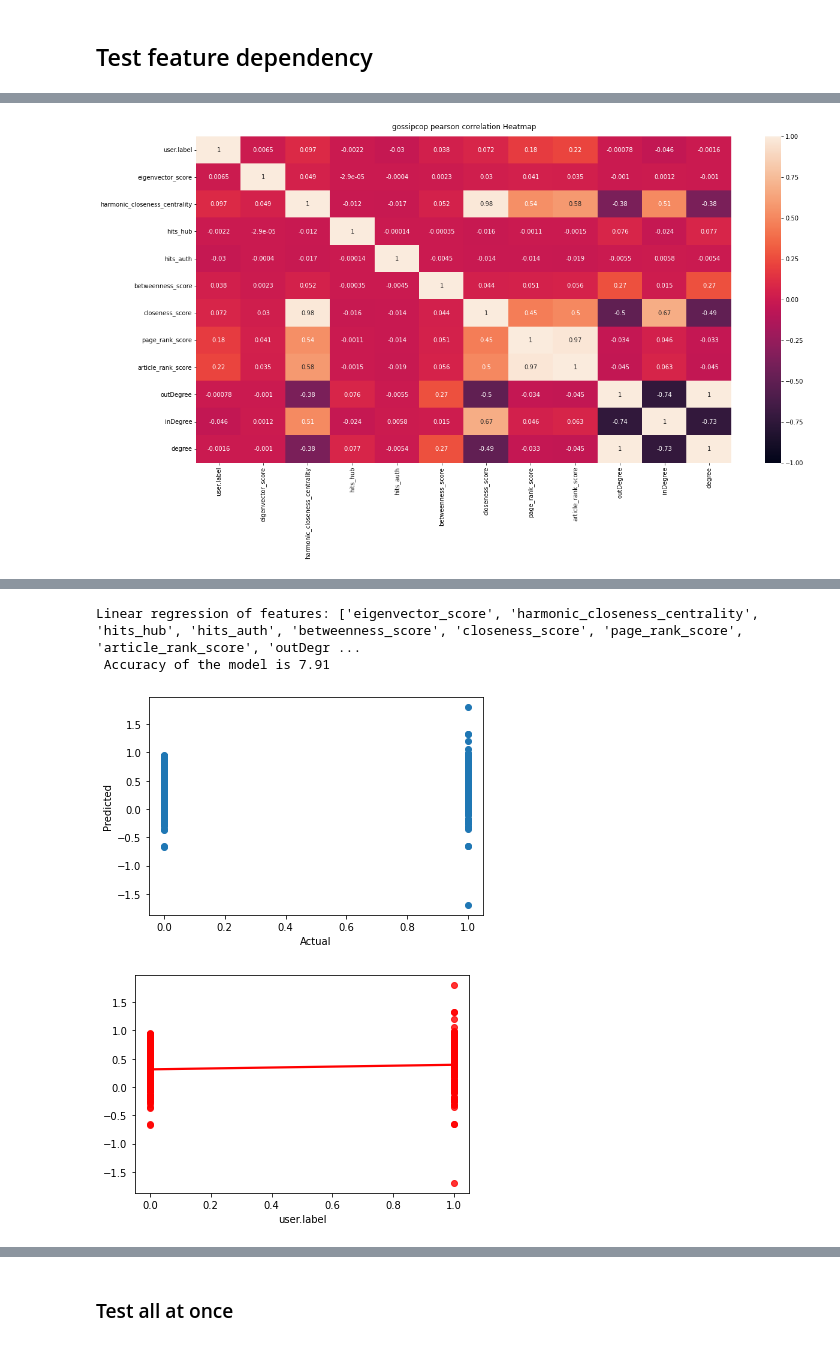
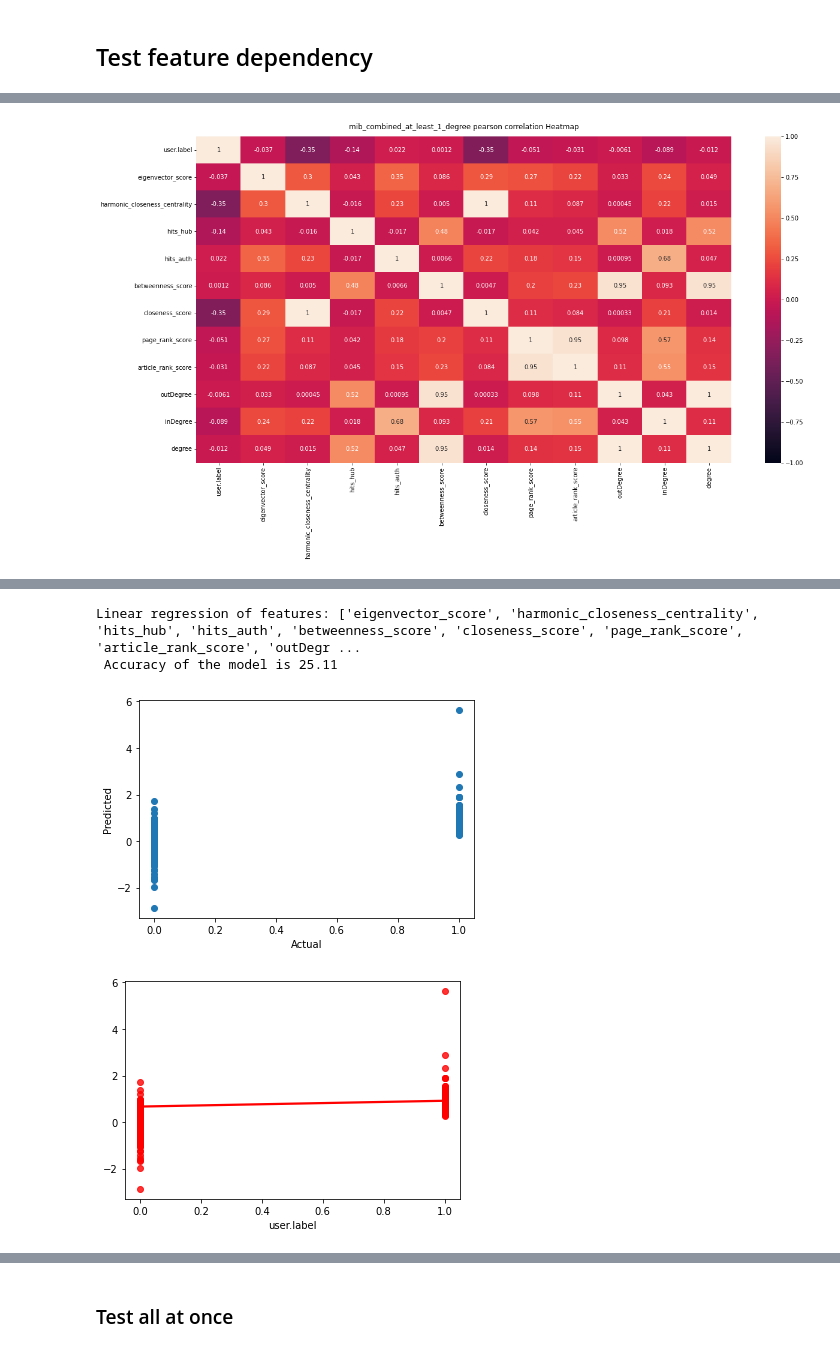
Before and after one commit to Patric/fkd-gs, a Jupyter notebook: notebooks/FakeNewsDetectionGraphSolutions.ipynb, the cells around one changed output, grey strips where cells are left out. Saved outputs shown, nothing was run; the diff lists cells and outputs as text; code cells hidden in the pictures.

```diff
--- a/notebooks/FakeNewsDetectionGraphSolutions.ipynb
+++ b/notebooks/FakeNewsDetectionGraphSolutions.ipynb
@@ -121,7 +124,8 @@ datasets = {
     'gossipcop': df_gossipcop,
     # fake_news_skeleton_combined = politifact + gossipcop
     'fake_news_skeleton_combined': df_fake_news_net_skeleton_combined,
-    'mib_combined': dfs_mib_combined
+    'mib_combined': dfs_mib_combined,
+    'mib_combined_at_least_1_degree': dfs_mib_combined.copy().query('degree >= 1')
 }
 # %% [markdown]
 # Feature selection
@@ -279,6 +355,6 @@ datasets_enriched['mib_combined_at_least_1_degree'] = datasets['mib_combined'].q
 # %%
-name = 'gossipcop'
-test_feature_dependency_for_dataset(datasets_enriched[name], name)
+name = 'mib_combined_at_least_1_degree'
+test_feature_dependency_for_dataset(datasets[name], name)
 # %% [output]
-[figure, old version]
+[figure, new version]
 |  | Mutual info scores | F-test scores | F-test pvalues | Chi2 scores | Chi2 pvalues | Pearson scores | ... |
@@ -296,4 +372,4 @@ test_feature_dependency_for_dataset(datasets_enriched[name], name)
 Linear regression of features: ['eigenvector_score', 'harmonic_closeness_centrality', 'hits_hub', 'hits_auth', 'betweenness_score', 'closeness_score', 'page_rank_score', 'article_rank_score', 'outDegr ...
- Accuracy of the model is 7.91
+ Accuracy of the model is 25.11
-[figure, old version]
+[figure, new version]
-[figure, old version]
+[figure, new version]
```
Also changed, not shown: parts of 46 cells of this notebook.
